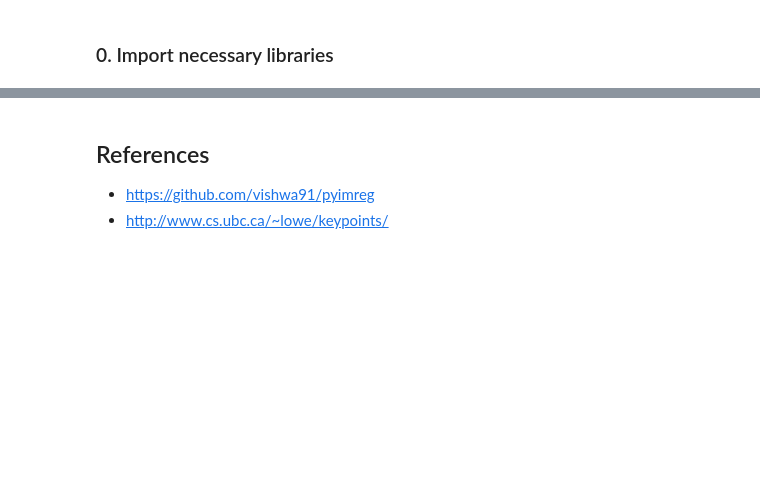
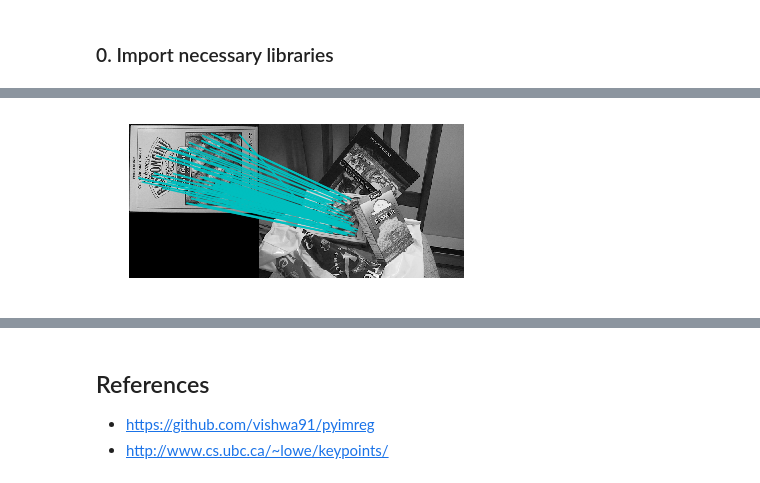
Before and after one commit to tmsausa/rinko_RANSAC, a Jupyter notebook: RANSAC_ans.ipynb, the cells around one changed output, grey strips where cells are left out. Saved outputs shown, nothing was run; the diff lists cells and outputs as text; code cells hidden in the pictures; blank space fills up the shorter version.

```diff
--- a/RANSAC_ans.ipynb
+++ b/RANSAC_ans.ipynb
@@ -49,9 +66,9 @@ def select_three_samples(points_list):
 
     #### START HERE ####
     for _ in range(3):
-        selected_sample = np.random.choice(points_list_temp)
+        selected_sample = choice(points_list_temp)
         consensus_list.append(selected_sample)
-        points_list_temp.remove(temp)
+        points_list_temp.remove(selected_sample)
     #### END HERE ####
 
     return consensus_list, points_list_temp
@@ -98,0 +284,20 @@ def select_samples_within_threshold(points_list_temp, consensus_list,\
+# %%
+# load keypoints
+key_box = read_features_from_file('box.key')
+key_scene = read_features_from_file('scene.key')
+score = match(key_box[1], key_scene[1])
+points_list = get_points(key_box[0], key_scene[0], score)
+plot_matches(img_box, img_scene, key_box[0], key_scene[0], score)
+H = RANSAC(points_list, M=20, theta=10.)
+H_ransac = inv(H)
+H_simple = inv(get_homography(points_list))
+
+img_ransac = affine_transform2(img_box,
+                                H_ransac[:2, :2],
+                                [H_ransac[0][2], H_ransac[1][2]])
+
+img_simple = affine_transform2(img_box,
+                                H_simple[:2, :2],
+                                [H_simple[0][2], H_simple[1][2]])
+# %% [output]
+[figure, added]
```
Also changed, not shown: parts of 23 cells of this notebook, 2 other files.
